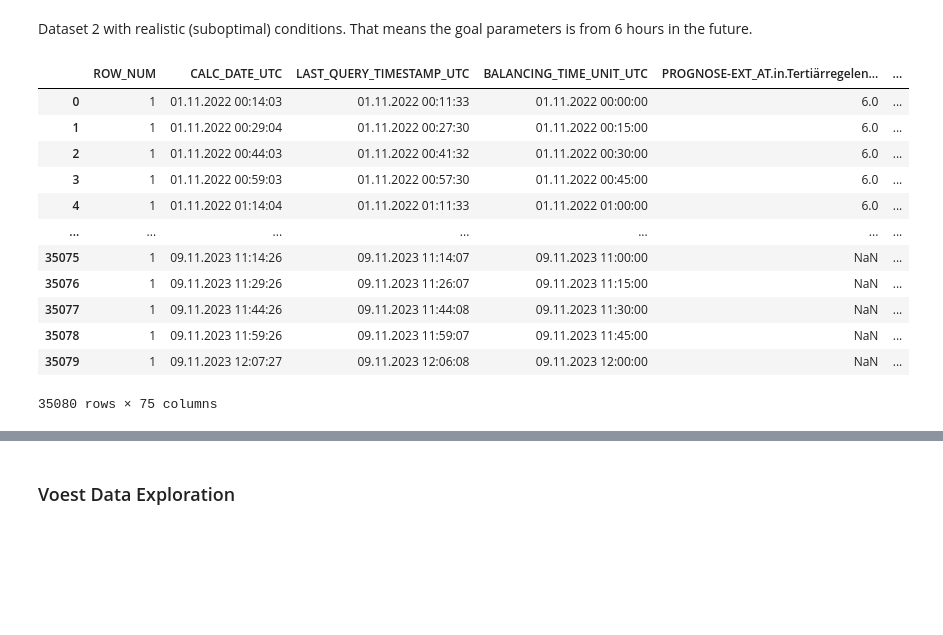
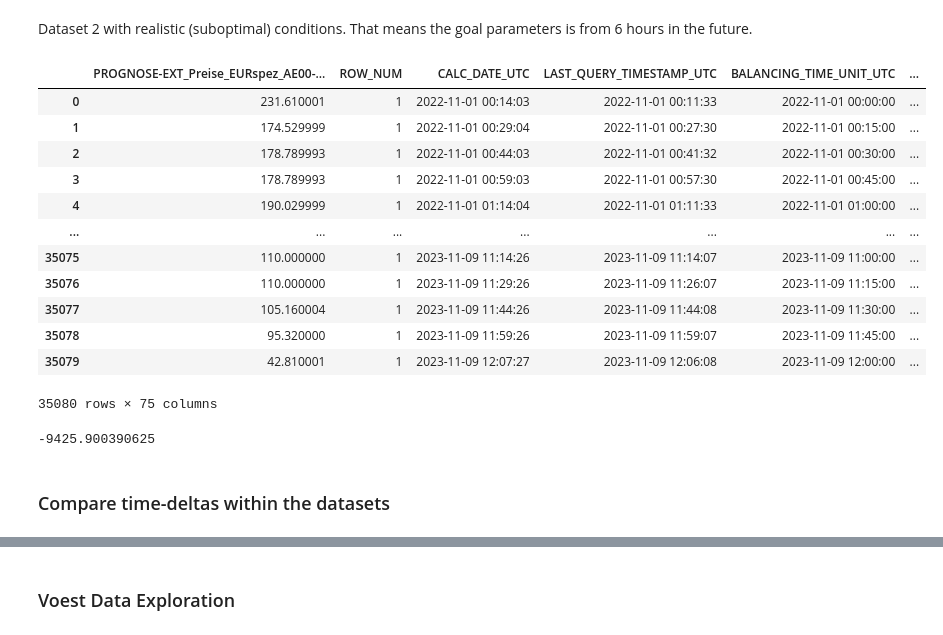
Before and after one commit to alexanderkrauck/uncertainty_prediction, a Jupyter notebook: notebooks/01_data_explore.ipynb, the cells around one changed output, grey strips where cells are left out. Drawn from its saved outputs; the diff is of its cells as text; code cells hidden in the pictures; blank space fills up the shorter version.

```diff
--- a/notebooks/01_data_explore.ipynb
+++ b/notebooks/01_data_explore.ipynb
@@ -3,6 +3,7 @@ import os
 os.chdir("..")
 # %%
 import pandas as pd
+pd.set_option('display.max_columns', None)
 import numpy as np
 
 import alpaca.utils.datasets.config as alpaca_config
@@ -296,33 +315,49 @@ Dataset 2 with realistic (suboptimal) conditions. That means the goal parameters
 # %%
 voest_ds_2_meta_cols = 4
 voest_ds_2 = pd.read_csv(filepath_or_buffer="datasets/voest_datasets/Export_Nov22_Oktl23_Rohdaten_Kontr.csv", sep=";", dtype=str)
 voest_ds_2 = sort_columns_excluding_first_n(voest_ds_2, voest_ds_2_meta_cols)
 
 for col in voest_ds_2.columns:
     if str(col).isdigit():
         if voest_ds_2[col].dtype == 'float64':
             voest_ds_2[col] = voest_ds_2[col].astype(np.float32)
         else:
             voest_ds_2[col] = voest_ds_2[col].str.replace(',', '.').astype(np.float32)
 
+voest_ds_2 = move_column_to_first(voest_ds_2, '85')
+voest_ds_2_meta_cols += 1
+
 new_columns = [id_to_name.get(int(col), col) if str(col).isdigit() else col for col in voest_ds_2.columns]
 voest_ds_2.columns = new_columns
+
+date_format = '%d.%m.%Y %H:%M:%S'
+
+voest_ds_2['CALC_DATE_UTC'] = pd.to_datetime(voest_ds_2['CALC_DATE_UTC'], format=date_format)
+voest_ds_2['BALANCING_TIME_UNIT_UTC'] = pd.to_datetime(voest_ds_2['BALANCING_TIME_UNIT_UTC'], format=date_format)
+voest_ds_2['LAST_QUERY_TIMESTAMP_UTC'] = pd.to_datetime(voest_ds_2['LAST_QUERY_TIMESTAMP_UTC'], format=date_format)
+voest_ds_2.sort_values(by='BALANCING_TIME_UNIT_UTC', inplace=True)
 
 voest_ds_2_features_numpy = voest_ds_2.iloc[:, voest_ds_2_meta_cols:].to_numpy()
 col_names2 = list(voest_ds_2.columns[voest_ds_2_meta_cols:])
 
 voest_ds_2
 # %% [output]
-|  | ROW_NUM | CALC_DATE_UTC | LAST_QUERY_TIMESTAMP_UTC | BALANCING_TIME_UNIT_UTC | PROGNOSE-EXT_AT.in.Tertiärregelen... | ... |
-| 0 | 1 | 01.11.2022 00:14:03 | 01.11.2022 00:11:33 | 01.11.2022 00:00:00 | 6.0 | ... |
-| 1 | 1 | 01.11.2022 00:29:04 | 01.11.2022 00:27:30 | 01.11.2022 00:15:00 | 6.0 | ... |
-| 2 | 1 | 01.11.2022 00:44:03 | 01.11.2022 00:41:32 | 01.11.2022 00:30:00 | 6.0 | ... |
-| 3 | 1 | 01.11.2022 00:59:03 | 01.11.2022 00:57:30 | 01.11.2022 00:45:00 | 6.0 | ... |
-| 4 | 1 | 01.11.2022 01:14:04 | 01.11.2022 01:11:33 | 01.11.2022 01:00:00 | 6.0 | ... |
+|  | PROGNOSE-EXT_Preise_EURspez_AE00-... | ROW_NUM | CALC_DATE_UTC | LAST_QUERY_TIMESTAMP_UTC | BALANCING_TIME_UNIT_UTC | ... |
+| 0 | 231.610001 | 1 | 2022-11-01 00:14:03 | 2022-11-01 00:11:33 | 2022-11-01 00:00:00 | ... |
+| 1 | 174.529999 | 1 | 2022-11-01 00:29:04 | 2022-11-01 00:27:30 | 2022-11-01 00:15:00 | ... |
+| 2 | 178.789993 | 1 | 2022-11-01 00:44:03 | 2022-11-01 00:41:32 | 2022-11-01 00:30:00 | ... |
+| 3 | 178.789993 | 1 | 2022-11-01 00:59:03 | 2022-11-01 00:57:30 | 2022-11-01 00:45:00 | ... |
+| 4 | 190.029999 | 1 | 2022-11-01 01:14:04 | 2022-11-01 01:11:33 | 2022-11-01 01:00:00 | ... |
 | ... | ... | ... | ... | ... | ... | ... |
-| 35075 | 1 | 09.11.2023 11:14:26 | 09.11.2023 11:14:07 | 09.11.2023 11:00:00 | NaN | ... |
-| 35076 | 1 | 09.11.2023 11:29:26 | 09.11.2023 11:26:07 | 09.11.2023 11:15:00 | NaN | ... |
-| 35077 | 1 | 09.11.2023 11:44:26 | 09.11.2023 11:44:08 | 09.11.2023 11:30:00 | NaN | ... |
-| 35078 | 1 | 09.11.2023 11:59:26 | 09.11.2023 11:59:07 | 09.11.2023 11:45:00 | NaN | ... |
-| 35079 | 1 | 09.11.2023 12:07:27 | 09.11.2023 12:06:08 | 09.11.2023 12:00:00 | NaN | ... |
+| 35075 | 110.000000 | 1 | 2023-11-09 11:14:26 | 2023-11-09 11:14:07 | 2023-11-09 11:00:00 | ... |
+| 35076 | 110.000000 | 1 | 2023-11-09 11:29:26 | 2023-11-09 11:26:07 | 2023-11-09 11:15:00 | ... |
+| 35077 | 105.160004 | 1 | 2023-11-09 11:44:26 | 2023-11-09 11:44:08 | 2023-11-09 11:30:00 | ... |
+| 35078 | 95.320000 | 1 | 2023-11-09 11:59:26 | 2023-11-09 11:59:07 | 2023-11-09 11:45:00 | ... |
+| 35079 | 42.810001 | 1 | 2023-11-09 12:07:27 | 2023-11-09 12:06:08 | 2023-11-09 12:00:00 | ... |
 35080 rows × 75 columns
+# %%
+voest_ds_2["PROGNOSE-EXT_Preise_EURspez_AE00-ENTSOE-Indikative"]
+# %% [output]
+-9425.900390625
+# %% [markdown]
+### Compare time-deltas within the datasets
```
Also changed, not shown: parts of 11 cells of this notebook.
